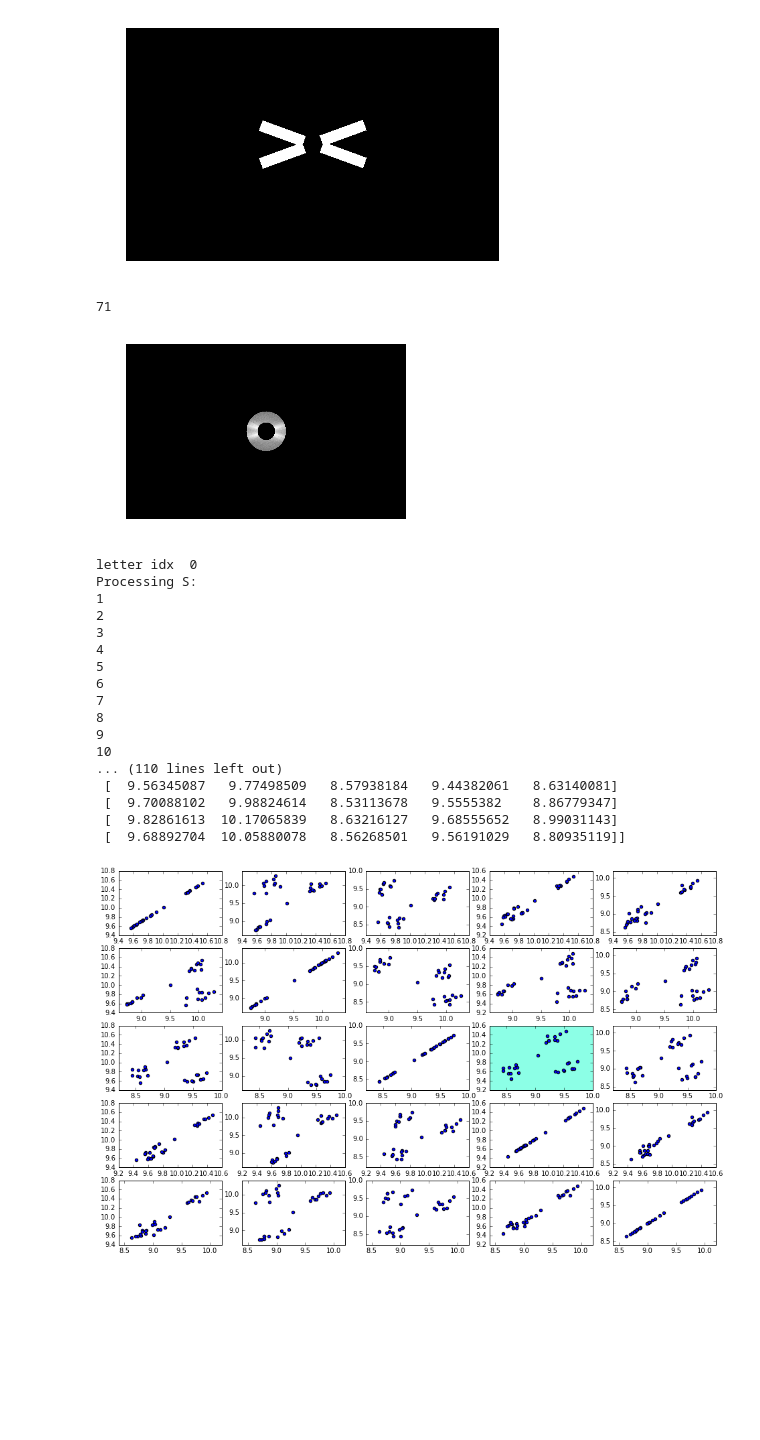
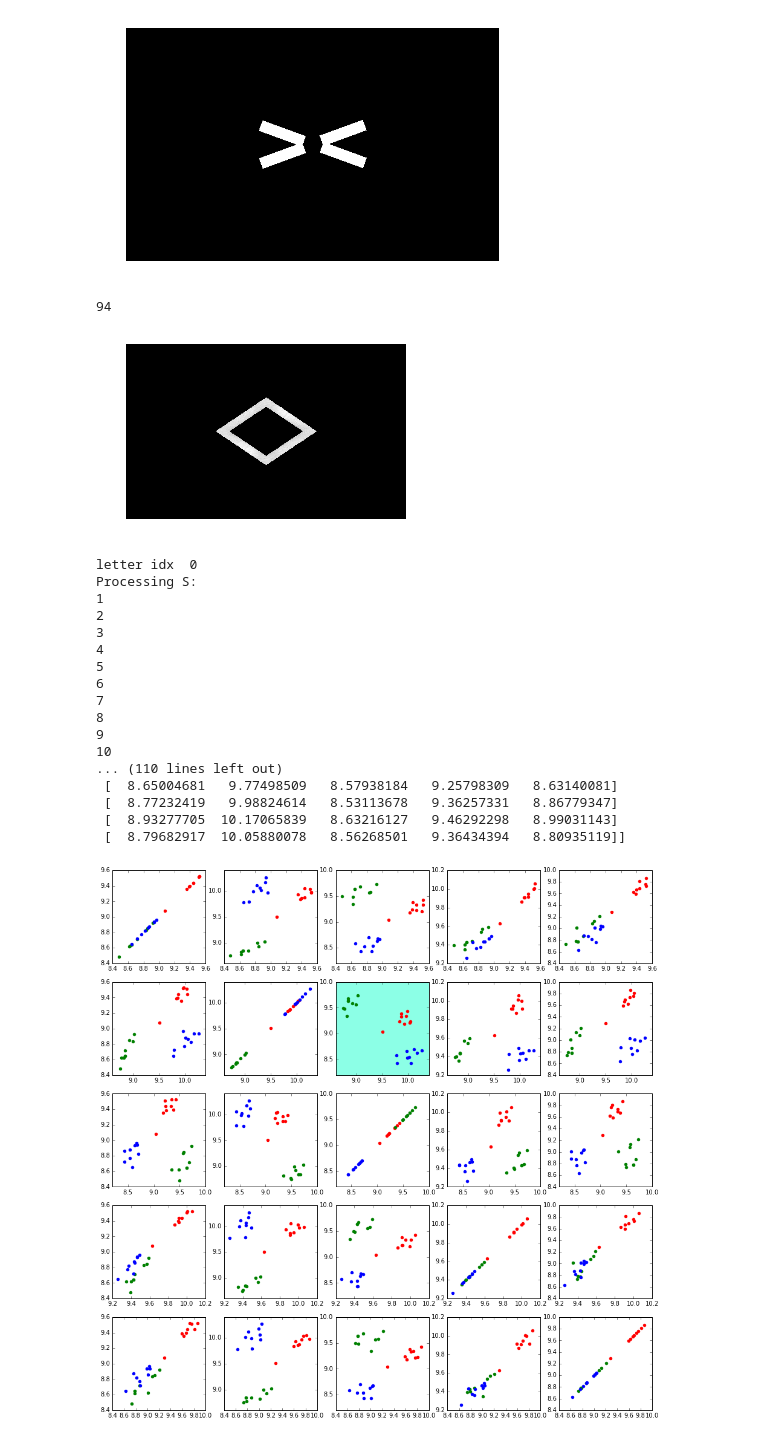
Before and after one commit to mika018/Character-Recognition-Classifier, a Jupyter notebook: cw2.ipynb, the cells around one changed output. Cells and saved outputs as stored; diff of their text form; code cells hidden in the pictures; blank space fills up the shorter version.

```diff
--- a/cw2.ipynb
+++ b/cw2.ipynb
@@ -212,7 +278,7 @@ sector_filter( avg_img_array, 80, 0, 90, 20 )
 # %% [output]
 [figure]
 # %%
-def draw_rekt(bottom_left, w, h, r):
+def draw_rekt(bottom_left, w, h, r, colour=1):
     img = np.zeros((400, 640), dtype=float)
 
     rows = img.shape[0]
@@ -229,7 +295,7 @@ def draw_rekt(bottom_left, w, h, r):
     x = np.array(X)
     y = np.array(Y)
     rr, cc = polygon(x, y)
-    img[rr, cc] = 1
+    img[rr, cc] = colour
     img = rotate(img, r, center=center, preserve_range=True)
     return img
 # %%
@@ -321,9 +387,9 @@ plt.show()
  [ 0.  0.  0. ...,  0.  0.  0.]]
 [figure]
 # %%
-filter_name = 'ring-filter.png'
+filter_name = 'rotated-box-filter.png'
 filter_image = io.imread(filter_name)   # read in image
-letter_image = io.imread('V_avg.png')
+letter_image = io.imread('S_avg.png')
 filtered_letter_image = np.array(filter_image, dtype=float)
 filtered_letter_image.fill(0)
 
@@ -354,8 +420,8 @@ ax1.imshow( filtered_letter_image, cmap='gray' ) # io.
 scipy.misc.imsave('XXX.png', filtered_letter_image)
 plt.show()
 # %% [output]
-71
+94
-[figure, old version]
+[figure, new version]
 # %%
 def get_average_brightness_value_on_filtered_image(letter_image, filter_image):
     filtered_letter_image = np.array(filter_image, dtype=float)
@@ -390,7 +456,7 @@ import csv
 import pandas as pd
 letter_list = ['S', 'T', 'V']
 k_number_of_images = 10
-filter_names = ['box-filter.png',
+filter_names = ['rotated-box-filter.png',
                 'cross-filter.png',
                 'plus-filter.png',
                 'ring-filter.png',
@@ -435,26 +501,29 @@ Processing S:
 9
 10
 ... (110 lines left out)
- [  9.56345087   9.77498509   8.57938184   9.44382061   8.63140081]
- [  9.70088102   9.98824614   8.53113678   9.5555382    8.86779347]
- [  9.82861613  10.17065839   8.63216127   9.68555652   8.99031143]
- [  9.68892704  10.05880078   8.56268501   9.56191029   8.80935119]]
+ [  8.65004681   9.77498509   8.57938184   9.25798309   8.63140081]
+ [  8.77232419   9.98824614   8.53113678   9.36257331   8.86779347]
+ [  8.93277705  10.17065839   8.63216127   9.46292298   8.99031143]
+ [  8.79682917  10.05880078   8.56268501   9.36434394   8.80935119]]
 # %%
 def plotmatrix(Matrix):
     r, c = Matrix.shape
-    fig = plt.figure(figsize=(16, 10), dpi=80)
+    fig = plt.figure(figsize=(16, 16), dpi=80)
     plotID = 1
     for i in range(c):
         for j in range(c):
             ax = fig.add_subplot( c, c, plotID )
-            ax.scatter( Matrix[:,i], Matrix[:,j] )
+            ax.scatter( Matrix[0:9,i], Matrix[0:9,j], color="r" )
+            ax.scatter( Matrix[10:19,i], Matrix[10:19,j], color="g" )
+            ax.scatter( Matrix[20:29,i], Matrix[20:29,j], color="b" )
+
             plotID += 1
-            if (i == 2 and j == 3):
+            if (i == 1 and j == 2):
                 ax.set_axis_bgcolor((0.55, 1, 0.9))
 #     fig.suptitle('Training Data Scatter Plot Matrix', fontsize=60)
     plt.show()
 
 
 plotmatrix(matrix)
 # %% [output]
-[figure, old version]
+[figure, new version]
```
Also changed, not shown: parts of 7 cells of this notebook, 4 other files.
